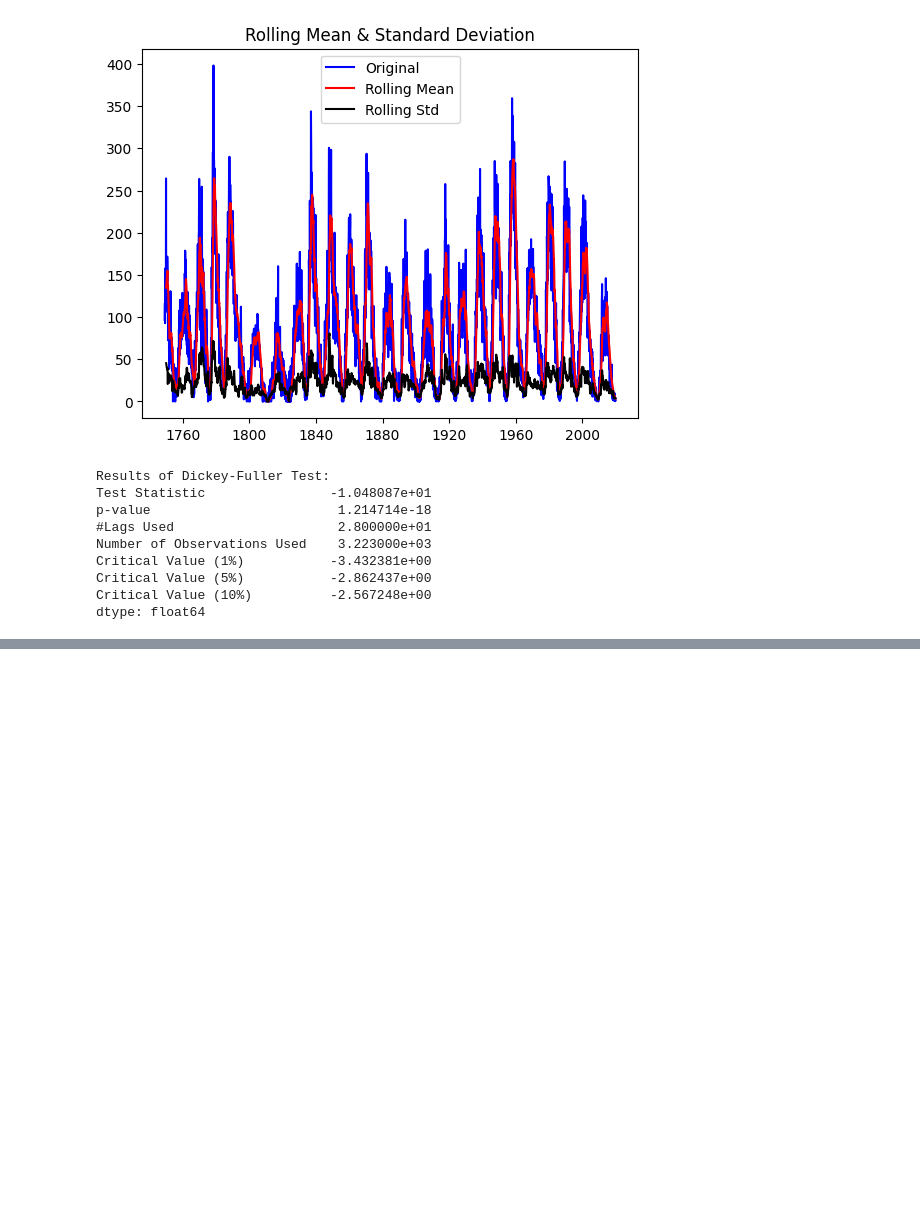
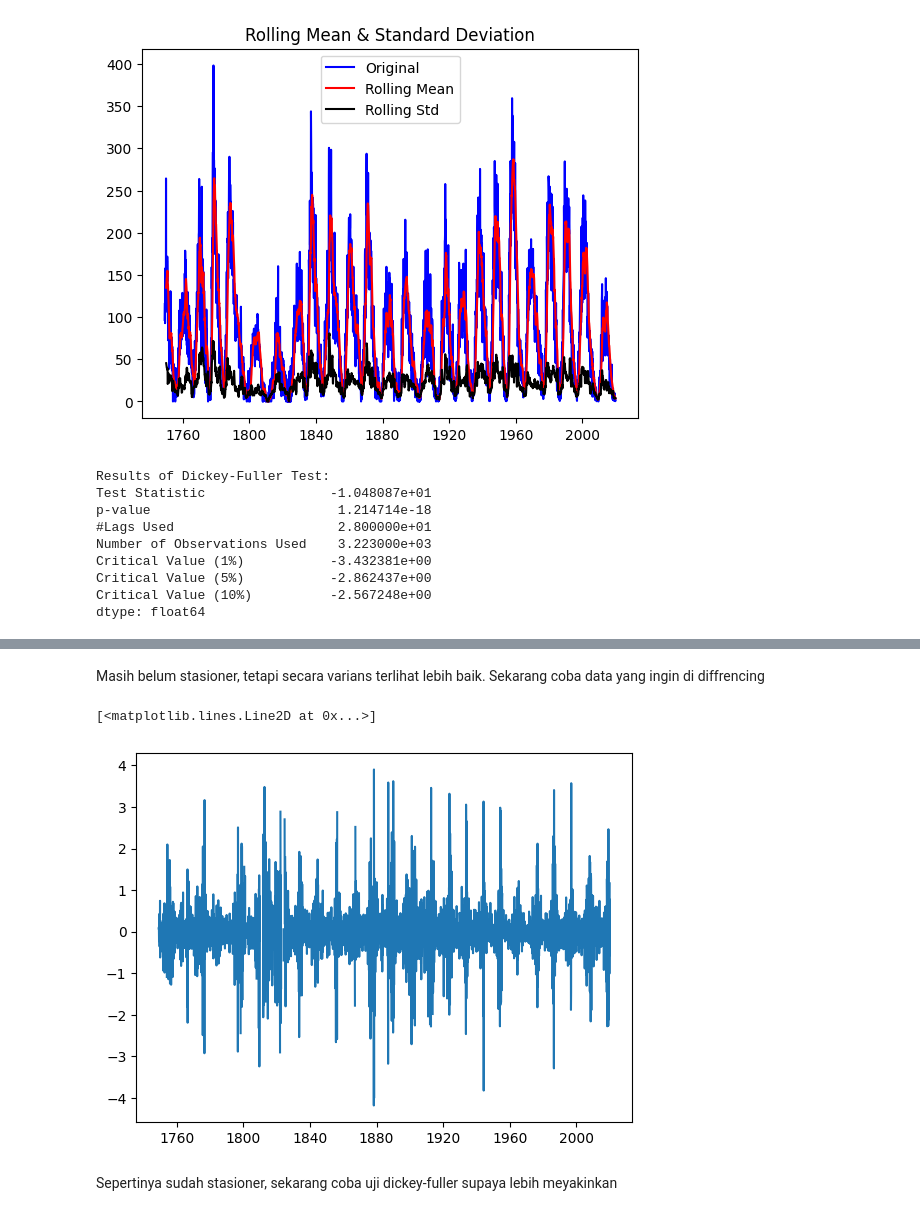
Before and after one commit to BlackBox-Ops/DS-Time-Series-Sunspot, a Jupyter notebook: notebooks/03_Time_Series _approach.ipynb, the cells around one changed output, grey strips where cells are left out. Saved outputs shown, nothing was run; the diff lists cells and outputs as text; code cells hidden in the pictures; blank space fills up the shorter version.

```diff
--- a/notebooks/03_Time_Series _approach.ipynb
+++ b/notebooks/03_Time_Series _approach.ipynb
@@ -107,0 +133,11 @@ dtype: float64
+# %% [markdown]
+Masih belum stasioner, tetapi secara varians terlihat lebih baik. Sekarang coba data yang ingin di diffrencing
+# %%
+ts_log_1 = ts_log - ts_log.shift()
+ts_log_1 = ts_log_1.dropna()
+plt.plot(ts_log_1)
+# %% [output]
+[<matplotlib.lines.Line2D at 0x...>]
+[figure, added]
+# %% [markdown]
+Sepertinya sudah stasioner, sekarang coba uji dickey-fuller supaya lebih meyakinkan
```
Also changed, not shown: parts of 7 cells of this notebook.
